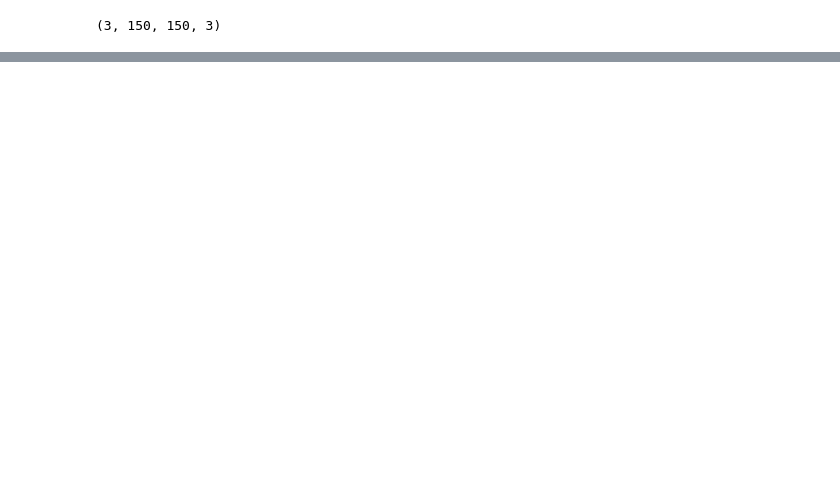
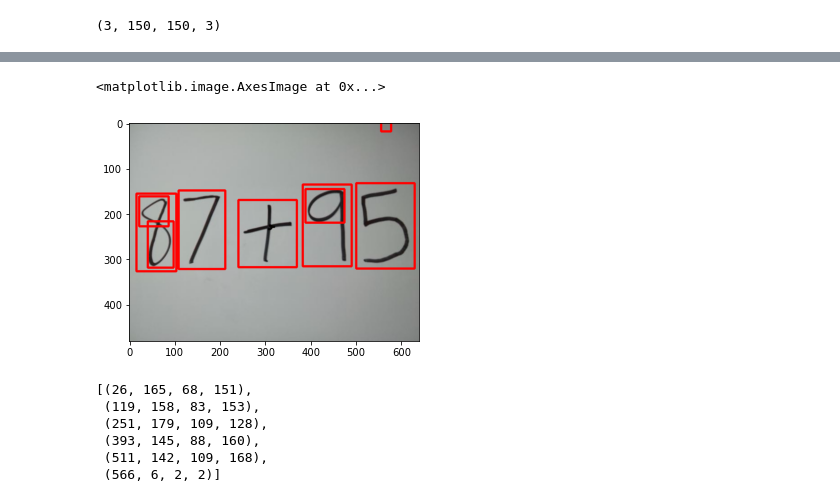
Before and after one commit to mattdmv/MathSolve, a Jupyter notebook: Handwritten equation processing/Processing handwritten equation.ipynb, the cells around one changed output, grey strips where cells are left out. Saved outputs shown, nothing was run; the diff lists cells and outputs as text; code cells hidden in the pictures; blank space fills up the shorter version.

```diff
--- a/Handwritten equation processing/Processing handwritten equation.ipynb
+++ b/Handwritten equation processing/Processing handwritten equation.ipynb
@@ -170,0 +233,8 @@ File saved successfully
+# %%
+contours, hierarchy = find_contours(test_image_path)
+# %%
+boundingBoxes = [cv.boundingRect(contour) for contour in contours]
+# %%
+boundingBoxes.sort()
+# %%
+boundingBoxes = boundingBoxes[1:]
@@ -170,0 +253,20 @@ File saved successfully
+# %%
+(x, y, w, h) = boundingBoxes[8]
+
+bound_box_img = cv.rectangle(test_image_copy, (x-10, y-10), (x+w+10, y+h+10), (255, 0, 0), 3)
+
+plt.imshow(bound_box_img)
+# %% [output]
+<matplotlib.image.AxesImage at 0x...>
+[figure, added]
+# %%
+boundingBoxes_filtered = remove_overlapping_bounding_boxes(boundingBoxes)
+
+boundingBoxes_filtered
+# %% [output]
+[(26, 165, 68, 151),
+ (119, 158, 83, 153),
+ (251, 179, 109, 128),
+ (393, 145, 88, 160),
+ (511, 142, 109, 168),
+ (566, 6, 2, 2)]
```
Also changed, not shown: parts of 23 cells of this notebook, 6 other files.
